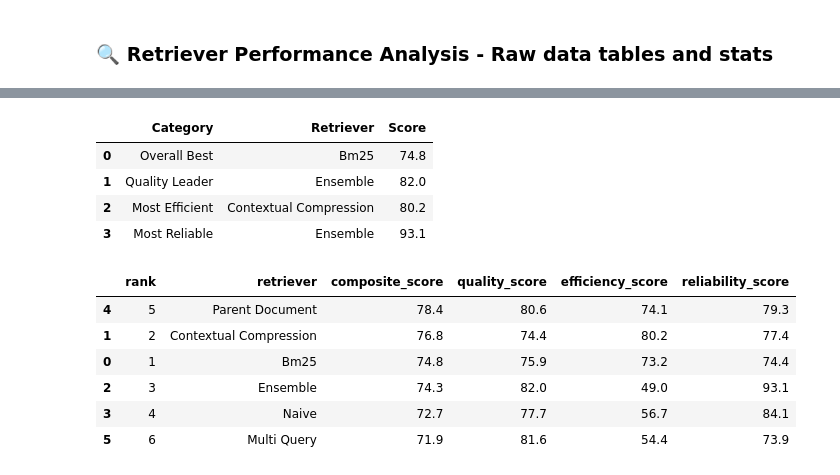
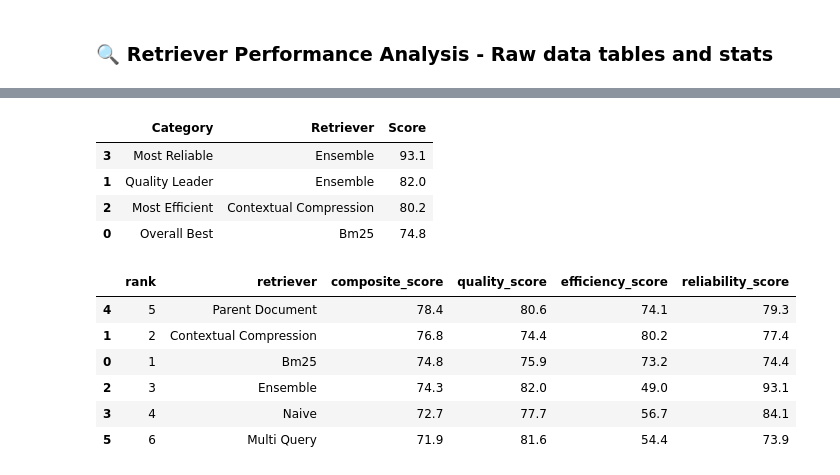
Before and after one commit to neomatrix369/AIE7, a Jupyter notebook: 09_Advanced_Retrieval/Combining evaluations LangSmith and Ragas.ipynb, the cells around one changed output, grey strips where cells are left out. Drawn from its saved outputs; the diff is of its cells as text; code cells hidden in the pictures.

```diff
--- a/09_Advanced_Retrieval/Combining evaluations LangSmith and Ragas.ipynb
+++ b/09_Advanced_Retrieval/Combining evaluations LangSmith and Ragas.ipynb
@@ -99,11 +82,11 @@ results['full_results'].sort_values(by='composite_score', ascending=False)
 # %%
-results['category_leaders']
+results['category_leaders'].sort_values(by='Score', ascending=False)
 # %% [output]
 |  | Category | Retriever | Score |
-| 0 | Overall Best | Bm25 | 74.8 |
+| 3 | Most Reliable | Ensemble | 93.1 |
 | 1 | Quality Leader | Ensemble | 82.0 |
 | 2 | Most Efficient | Contextual Compression | 80.2 |
-| 3 | Most Reliable | Ensemble | 93.1 |
+| 0 | Overall Best | Bm25 | 74.8 |
 # %%
 results['rankings'].sort_values(by='composite_score', ascending=False)
 # %% [output]
```
Also changed, not shown: parts of 7 cells of this notebook, 2 other files.
